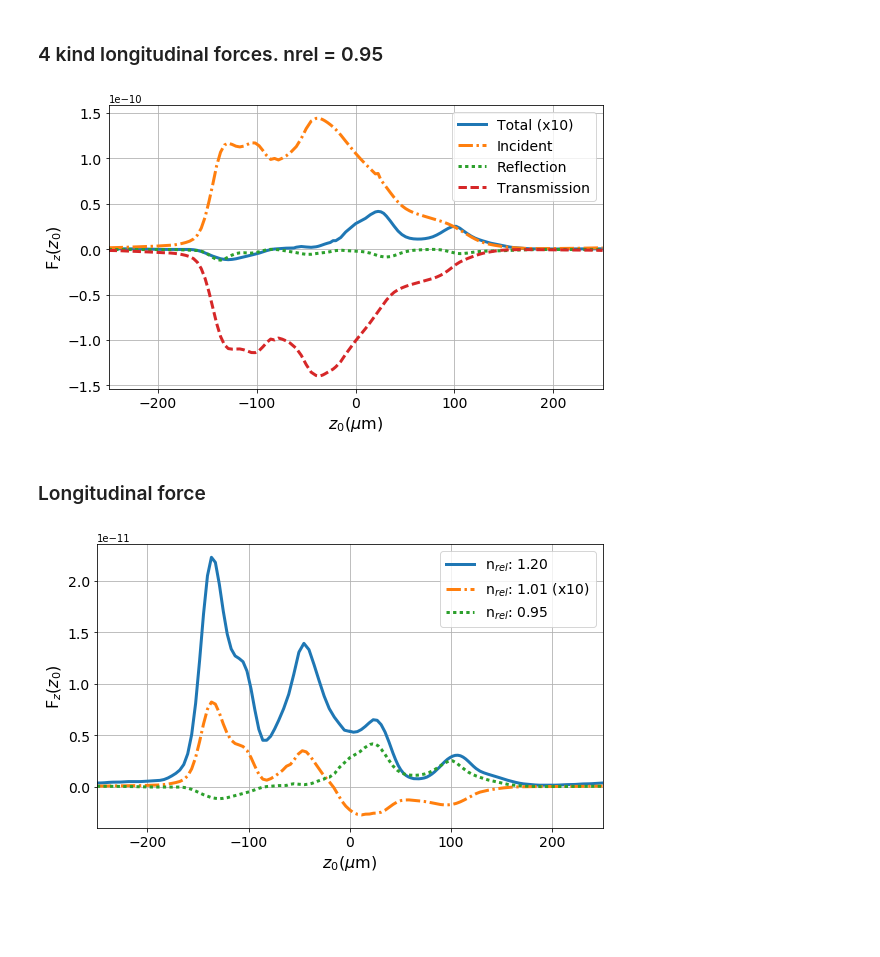
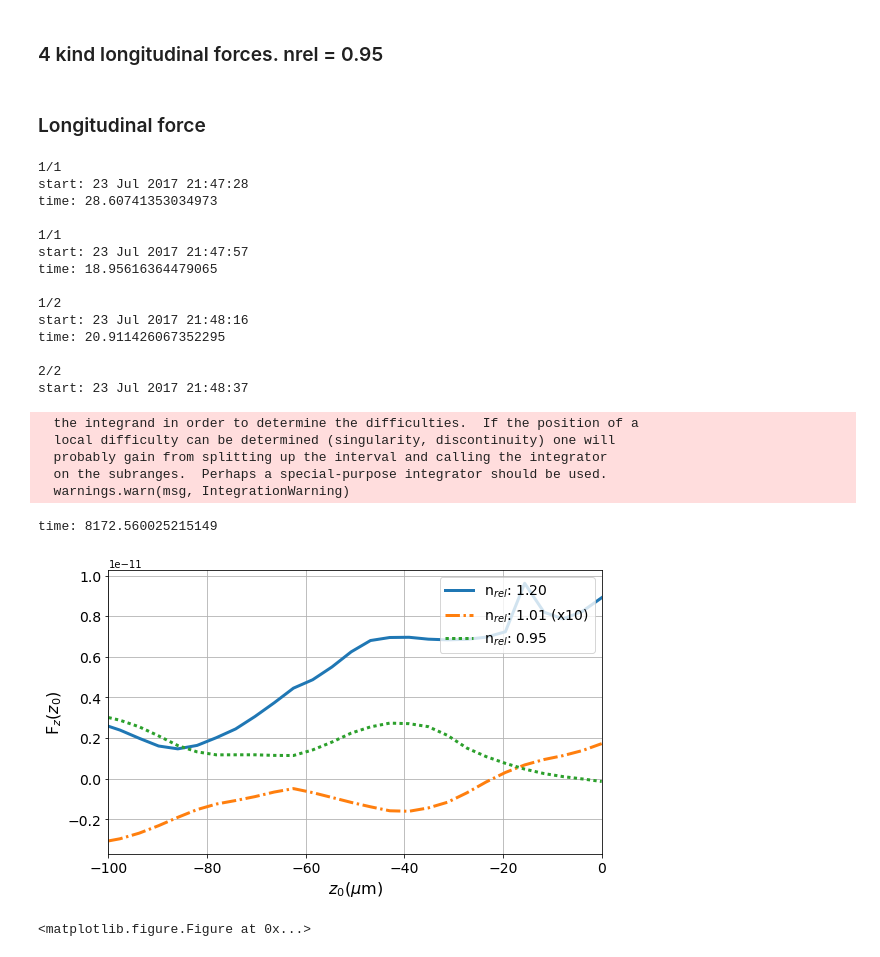
Before and after one commit to arantespp/opticalforces, a Jupyter notebook: examples/imoc2017-vec-frozen-wave/lip-sin-const-fw.ipynb, the cells around one changed output. Drawn from its saved outputs; the diff is of its cells as text; code cells hidden in the pictures; blank space fills up the shorter version.

```diff
--- a/examples/imoc2017-vec-frozen-wave/lip-sin-const-fw.ipynb
+++ b/examples/imoc2017-vec-frozen-wave/lip-sin-const-fw.ipynb
@@ -206,7 +268,7 @@ beam_pos = (0, 0, 0)
 paramx = {'param': 'beam_pos_z',
           'start': -250e-6,
           'stop': 250e-6,
-          'num': 'all',}
+          'num': 80,}
 
 fig_num += 1
 plt.figure(fig_num, figsize=(5*1.618, 5))
@@ -237,8 +299,6 @@ plt.tight_layout()
 plt.savefig('LIP-sin-const-longit-4kind-forces-nrel=0o95.png')
 
 plt.show()
-# %% [output]
-[figure, removed]
 # %% [markdown]
 ### Longitudinal force
 # %%
@@ -253,36 +313,57 @@ ptc.medium_refractive_index = 1.33
 beam_pos = (0, 0, 0)
 
 paramx = {'param': 'beam_pos_z',
-          'start': -250e-6,
-          'stop': 250e-6,
-          'num': 'all',}
+          'start': -100e-6,
+          'stop': 0e-6,
+          'num': 20,}
 
 ptc.refractive_index = 1.2*1.33
 X1, F1 = ptc.geo_opt_force(vfw2, beam_pos, force_dir='fz', paramx=paramx)
 label = r'n$_{rel}$: %.2f' % (ptc.refractive_index/1.33)
 plt.plot([x*1e6 for x in X1], [1*f for f in F1], lw=3, label=label)
 
 ptc.refractive_index = 1.01*1.33
 X2, F2 = ptc.geo_opt_force(vfw2, beam_pos, force_dir='fz', paramx=paramx)
 label = r'n$_{rel}$: %.2f (x10)' % (ptc.refractive_index/1.33)
 plt.plot([x*1e6 for x in X2], [10*f for f in F2], '-.', lw=3, label=label)
 
 ptc.refractive_index = 0.95*1.33
 X3, F3 = ptc.geo_opt_force(vfw2, beam_pos, force_dir='fz', paramx=paramx)
 label = r'n$_{rel}$: %.2f' % (ptc.refractive_index/1.33)
 plt.plot([x*1e6 for x in X3], [1*f for f in F3], ':', lw=3, label=label)
 
 plt.xlim([paramx['start']*1e6, paramx['stop']*1e6])
 
 plt.legend(fontsize=14, loc=1)
 plt.tick_params(axis='x', labelsize=14)
 plt.tick_params(axis='y', labelsize=14)
 plt.xlabel(r'$z_0$($\mu$m)', fontsize=16)
 plt.ylabel(r'F$_z$($z_0$)', fontsize=16)
 plt.grid()
 plt.tight_layout()
 plt.savefig('LIP-sin-const-longit-forces.png')
 
 plt.show()
 # %% [output]
+1/1
+start: 23 Jul 2017 21:47:28
+time: 28.60741353034973
+
+1/1
+start: 23 Jul 2017 21:47:57
+time: 18.95616364479065
+
+1/2
+start: 23 Jul 2017 21:48:16
+time: 20.911426067352295
+
+2/2
+start: 23 Jul 2017 21:48:37
+  the integrand in order to determine the difficulties.  If the position of a
+  local difficulty can be determined (singularity, discontinuity) one will
+  probably gain from splitting up the interval and calling the integrator
+  on the subranges.  Perhaps a special-purpose integrator should be used.
+  warnings.warn(msg, IntegrationWarning)
+time: 8172.560025215149
-[figure, old version]
+[figure, new version]
+<matplotlib.figure.Figure at 0x...>
```
Also changed, not shown: parts of 3 cells of this notebook, 15 other files.
